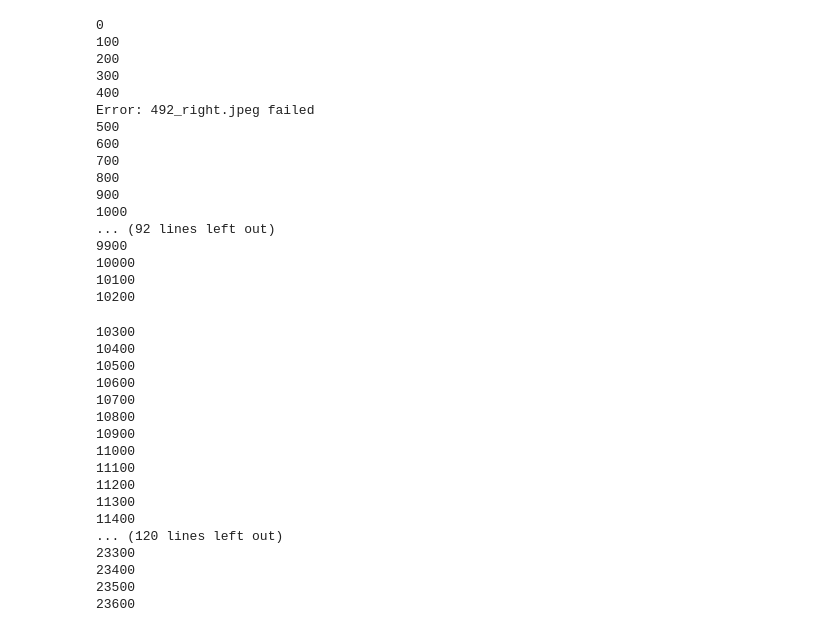
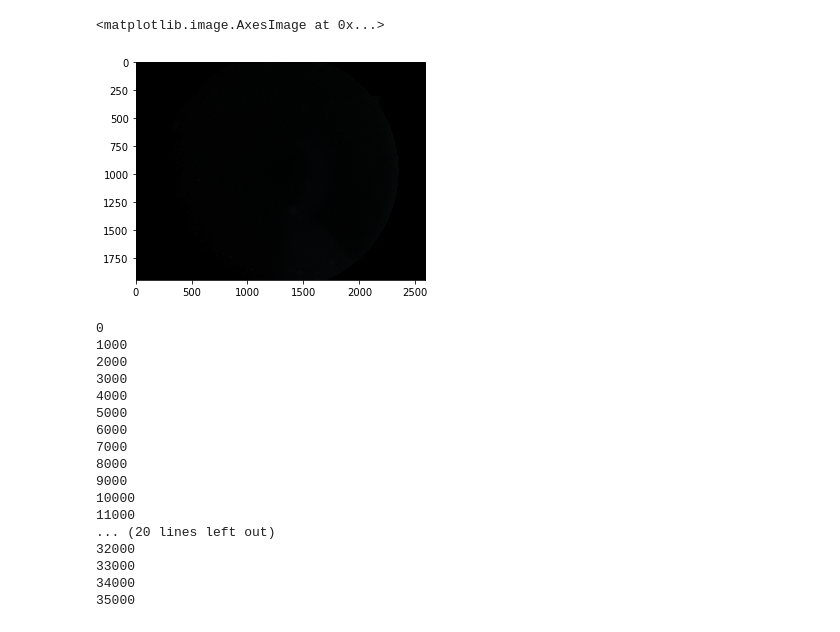
Before and after one commit to HaydenMuscat24/kaggle_aptos, a Jupyter notebook: hayden/preprocess images.ipynb, the cells around one changed output. Drawn from its saved outputs; the diff is of its cells as text; code cells hidden in the pictures.

```diff
--- a/hayden/preprocess images.ipynb
+++ b/hayden/preprocess images.ipynb
@@ -167,34 +167,37 @@ def adjust_gamma(image, gamma=1.0):
 #         plt.imshow(rgb)
 
 
 #         # colour ben
 #         cropped = crop(green, img, 0.02)
 #         squared = reflectAndSquareUp(cropped)
 #         resized = cv2.resize(squared, (IMG_DIM, IMG_DIM))
 #         circled = circleMask(resized)
 #         equalised = adjust_gamma(circled, 1+np.log(100)-np.log(np.median(circled)))
 
 #         ax = figure.add_subplot(5,4, int(target_class)*4+2*i+2)
 #         plt.imshow(cv2.cvtColor(bensYCC(equalised), cv2.COLOR_BGR2RGB))
 
 #         # ------------ greys --------------
 #         cropped = crop(green, green, 0.02)
 #         squared = reflectAndSquareUp(cropped)
 #         resized = cv2.resize(squared, (IMG_DIM, IMG_DIM))
 #         circled = circleMask(resized)
 #         equalised = adjust_gamma(circled, 1+np.log(100)-np.log(np.median(circled)))
 
 #         # green ben
 #         ax = figure.add_subplot(5,4, int(target_class)*4+2*i+3)
 #         plt.imshow(bensGray(equalised), cmap='gray')
 
 # #         green clahe
 #         ax = figure.add_subplot(5,4, int(target_class)*4+2*i+4)
 #         plt.imshow(clahe_gray(equalised), cmap='gray')
 
-imagefile = f"../aptos2015/train_images/1986_left.jpeg"
+imagefile = f"../aptos2015/train_images/43457_left.jpeg"
 img = cv2.imread(imagefile)
 plt.imshow(img)
+# %% [output]
+<matplotlib.image.AxesImage at 0x...>
+[figure, added]
 # %%
 def process_images(year, test=True):
 
@@ -216,7 +219,7 @@ def process_images(year, test=True):
         figure=plt.figure(figsize=(22,20))
     for count, file_name in enumerate(df.id_code.values):
 
-        if count % 100 == 0:
+        if count % 1000 == 0:
             print(count)
 
         bens_colour_file = directory + "ben_colour_" + file_name
@@ -286,36 +289,19 @@ def process_images(year, test=True):
 process_images("2015", test=False)
 # %% [output]
 0
-100
-200
-300
-400
-Error: 492_right.jpeg failed
-500
-600
-700
-800
-900
 1000
-... (92 lines left out)
-9900
+2000
+3000
+4000
+5000
+6000
+7000
+8000
+9000
 10000
-10100
-10200
+11000
+... (20 lines left out)
+32000
+33000
+34000
+35000
-10300
-10400
-10500
-10600
-10700
-10800
-10900
-11000
-11100
-11200
-11300
-11400
-... (120 lines left out)
-23300
-23400
-23500
-23600
```
Also changed, not shown: 3 other files.
